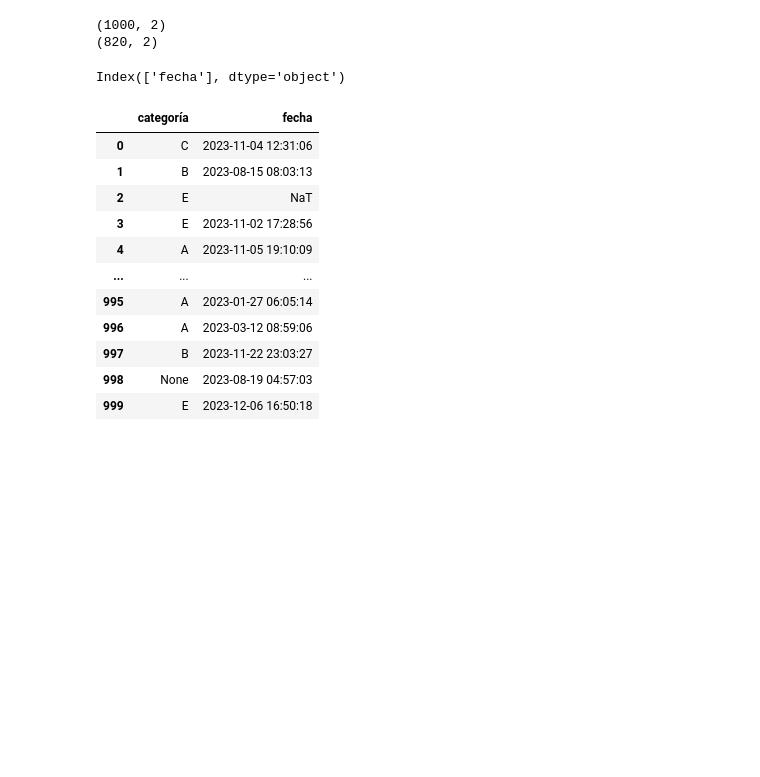
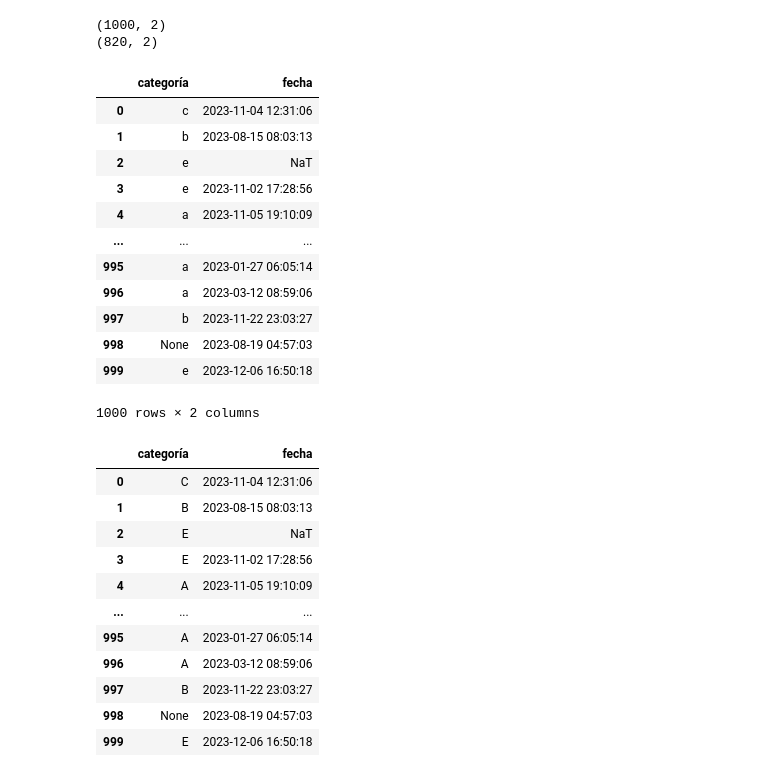
Before and after one commit to jorge-robledo11/Pyfunctions, a Jupyter notebook: testing.ipynb, the cells around one changed output. Cells and saved outputs as stored; diff of their text form; code cells hidden in the pictures; blank space fills up the shorter version.

```diff
--- a/testing.ipynb
+++ b/testing.ipynb
@@ -101,5 +68,0 @@ df
-# %%
-categoricals = df.select_dtypes(include=['object', 'bool']).columns
-
-df[categoricals] = df[categoricals].applymap(lambda x: x.strip().lower() if isinstance(x, str) else x)
-df[categoricals]
@@ -119,0 +641,12 @@ df[categoricals]
+# %%
+pipe = Pipeline([
+    ('ColumnsRenameTransformer', ColumnsRenameTransformer(lambda col: str(col).lower().strip())),
+    ('DropDuplicatedTransformer', DropDuplicatedTransformer()),
+    ('FillMissingValuesTransformer', FillMissingValuesTransformer()),
+    ('DateColumnTransformer', DateColumnTransformer(df.filter(regex='fecha|date|tiempo|time').columns)),
+    ('CategoricalColumnsTransformer', CategoricalColumnsTransformer()),
+    ('DropColumnsTransformer', DropColumnsTransformer()),
+])
+# %%
+pipe.fit(df)
+df = pd.DataFrame(pipe.transform(df))
@@ -126,3 +662,0 @@ dtype: float64
-# %%
-# Manejar el nombre de los predictores
-df = df.rename(columns=lambda col: str(col).lower().strip())
@@ -531,10 +679,26 @@ print(df.shape)
 # %% [output]
 (1000, 2)
 (820, 2)
-# %%
-df.filter(regex='fecha|date|tiempo|time').columns
-# %% [output]
-Index(['fecha'], dtype='object')
+# %%
+df_transformer = CategoricalColumnsTransformer()
+
+# Aplicar la transformación a tu DataFrame df
+df = df_transformer.transform(df)
+df
+# %% [output]
+|  | categoría | fecha |
+| 0 | c | 2023-11-04 12:31:06 |
+| 1 | b | 2023-08-15 08:03:13 |
+| 2 | e | NaT |
+| 3 | e | 2023-11-02 17:28:56 |
+| 4 | a | 2023-11-05 19:10:09 |
+| ... | ... | ... |
+| 995 | a | 2023-01-27 06:05:14 |
+| 996 | a | 2023-03-12 08:59:06 |
+| 997 | b | 2023-11-22 23:03:27 |
+| 998 | None | 2023-08-19 04:57:03 |
+| 999 | e | 2023-12-06 16:50:18 |
+1000 rows × 2 columns
 # %%
 df_transformer = DateColumnTransformer(date_columns=df.filter(regex='fecha|date|tiempo|time').columns)
 
```
Also changed, not shown: parts of 11 cells of this notebook, 1 other file.
